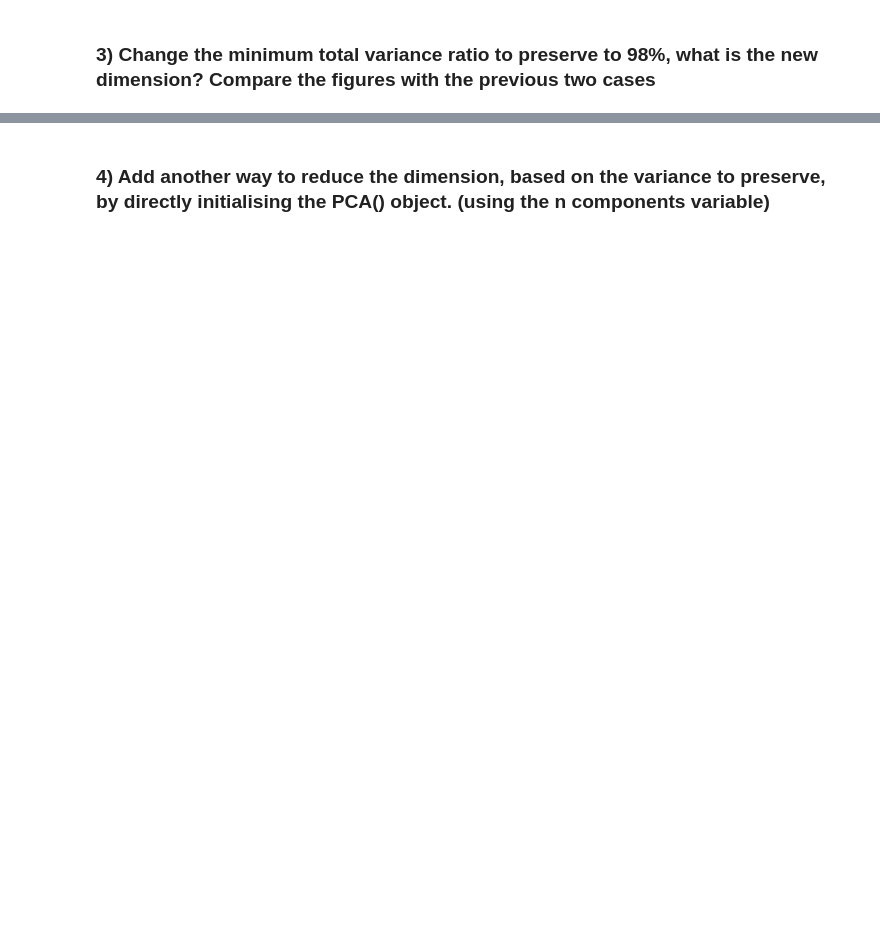
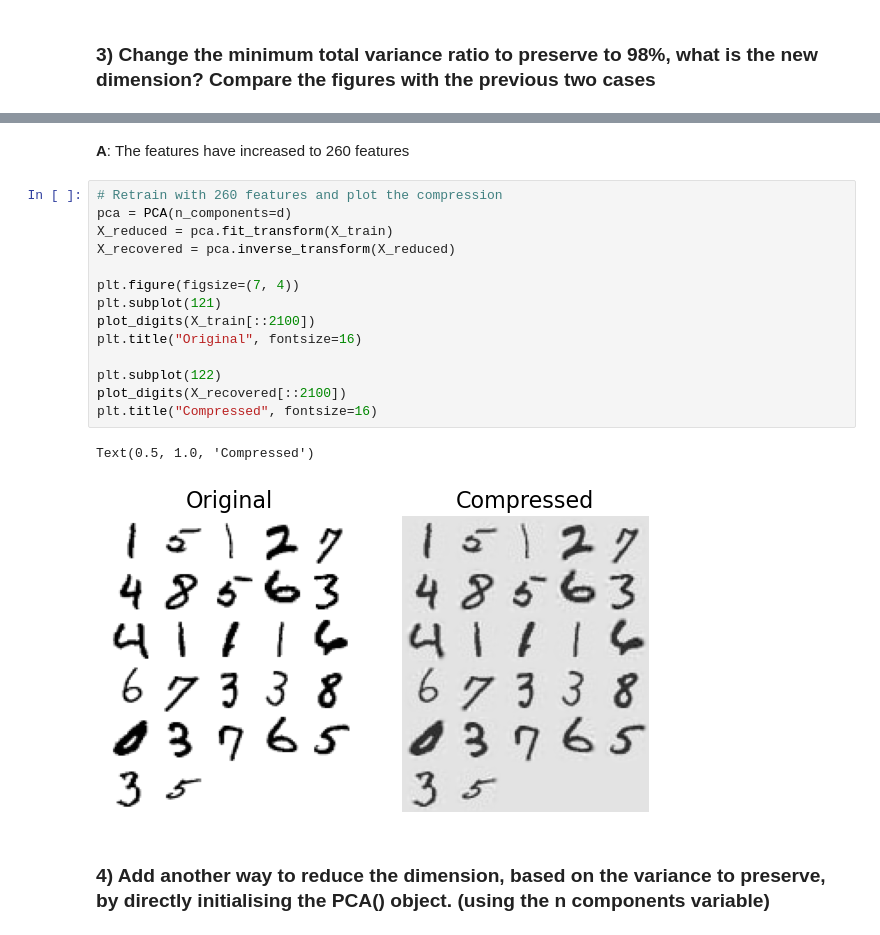
Before and after one commit to Reinn90/Machine_Learning, a Jupyter notebook: Prac6/MLPrac6.ipynb, the cells around one changed output, grey strips where cells are left out. Cells and saved outputs as stored; diff of their text form; blank space fills up the shorter version.

```diff
--- a/Prac6/MLPrac6.ipynb
+++ b/Prac6/MLPrac6.ipynb
@@ -44,2 +255,21 @@ X2D = X_centered.dot(W2)	                  # new 2D representation of the data
+# %% [markdown]
+**A**: The features have increased to 260 features
+# %%
+# Retrain with 260 features and plot the compression
+pca = PCA(n_components=d)
+X_reduced = pca.fit_transform(X_train)
+X_recovered = pca.inverse_transform(X_reduced)
+
+plt.figure(figsize=(7, 4))
+plt.subplot(121)
+plot_digits(X_train[::2100])
+plt.title("Original", fontsize=16)
+
+plt.subplot(122)
+plot_digits(X_recovered[::2100])
+plt.title("Compressed", fontsize=16)
+# %% [output]
+Text(0.5, 1.0, 'Compressed')
+[figure, added]
 # %% [markdown]
 ### 4) Add another way to reduce the dimension, based on the variance to preserve, by directly initialising the PCA() object. (using the n components variable)
```
Also changed, not shown: parts of 21 cells of this notebook, 3 other files.
